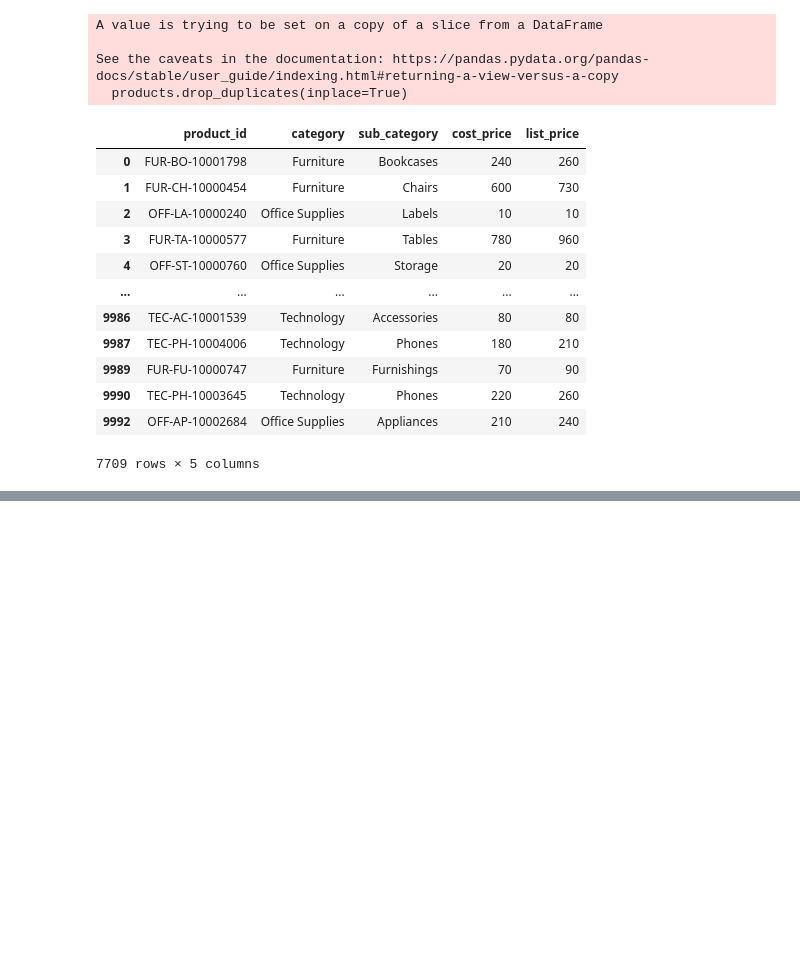
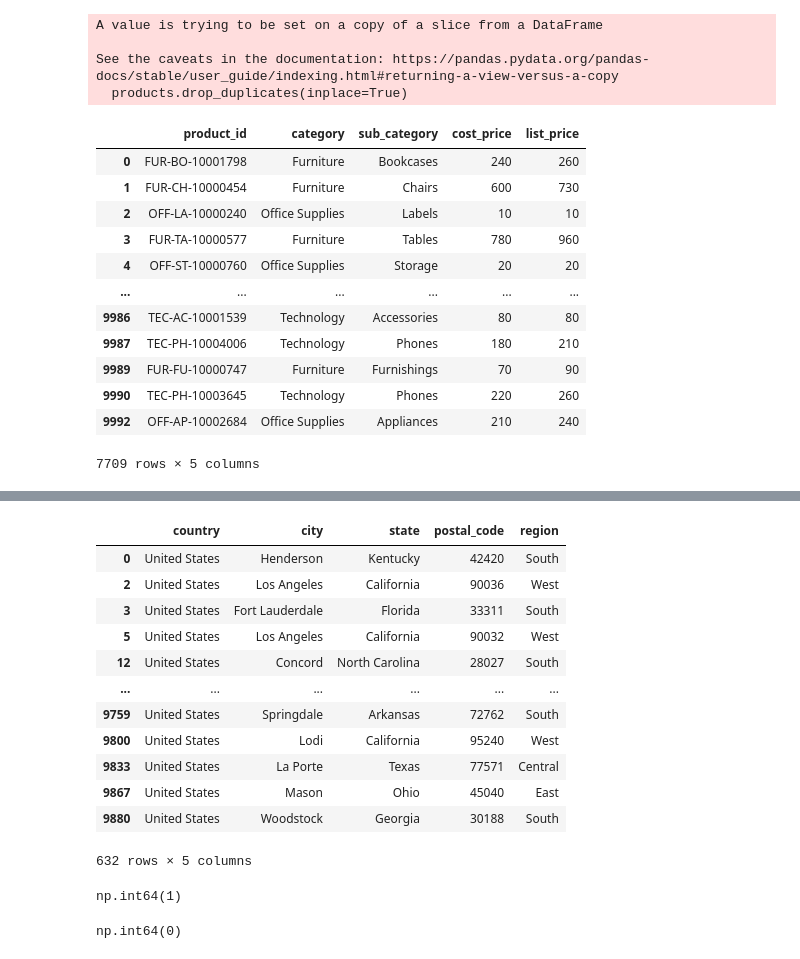
Before and after one commit to Princia3/SalesScope, a Jupyter notebook: notebook/preprocess.ipynb, the cells around one changed output, grey strips where cells are left out. Drawn from its saved outputs; the diff is of its cells as text; code cells hidden in the pictures; blank space fills up the shorter version.

```diff
--- a/notebook/preprocess.ipynb
+++ b/notebook/preprocess.ipynb
@@ -271,0 +314,2 @@ products.to_csv('../dataset/products.csv')
+# %%
+order_location=order_location.drop_duplicates()
@@ -271,0 +320,20 @@ products.to_csv('../dataset/products.csv')
+# %%
+order_location
+# %% [output]
+|  | country | city | state | postal_code | region |
+| 0 | United States | Henderson | Kentucky | 42420 | South |
+| 2 | United States | Los Angeles | California | 90036 | West |
+| 3 | United States | Fort Lauderdale | Florida | 33311 | South |
+| 5 | United States | Los Angeles | California | 90032 | West |
+| 12 | United States | Concord | North Carolina | 28027 | South |
+| ... | ... | ... | ... | ... | ... |
+| 9759 | United States | Springdale | Arkansas | 72762 | South |
+| 9800 | United States | Lodi | California | 95240 | West |
+| 9833 | United States | La Porte | Texas | 77571 | Central |
+| 9867 | United States | Mason | Ohio | 45040 | East |
+| 9880 | United States | Woodstock | Georgia | 30188 | South |
+632 rows × 5 columns
+# %%
+order_location['postal_code'].duplicated().sum()
+# %% [output]
+np.int64(1)
@@ -271,0 +342,4 @@ products.to_csv('../dataset/products.csv')
+# %%
+order_location['postal_code'].duplicated().sum()
+# %% [output]
+np.int64(0)
```
Also changed, not shown: parts of 10 cells of this notebook.
